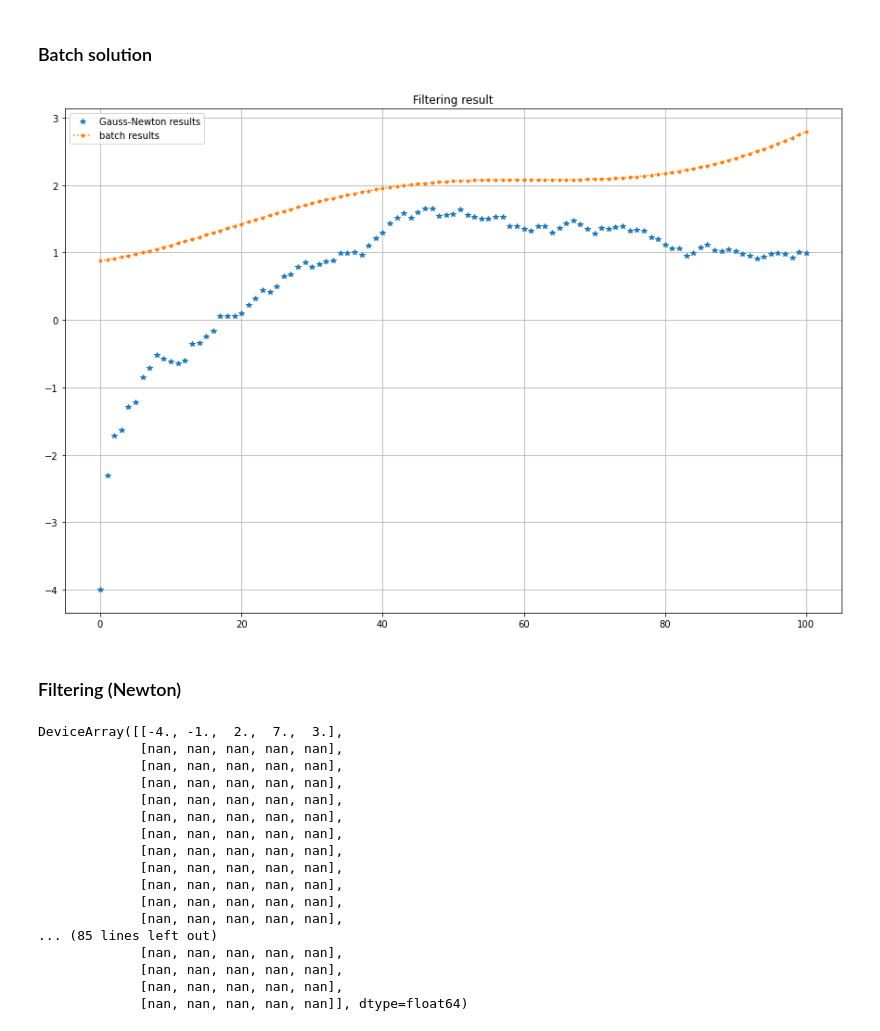
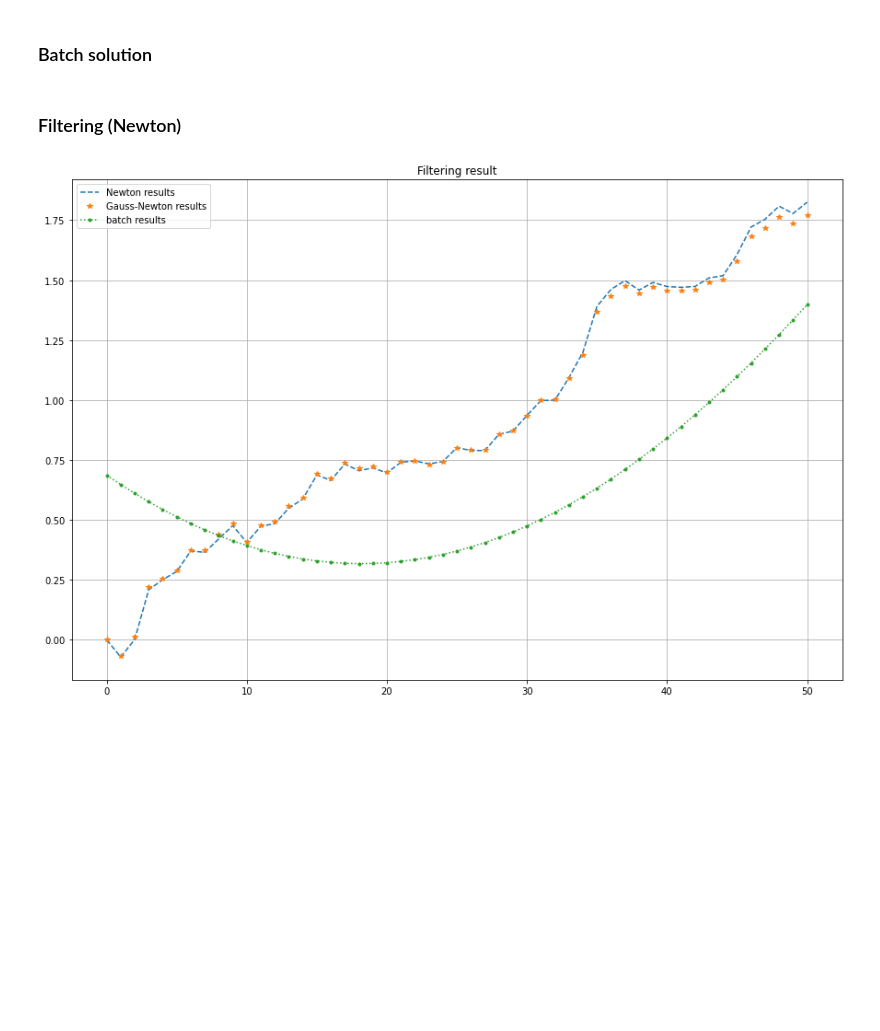
Before and after one commit to hanyas/second-order-smoothers, a Jupyter notebook: notebooks/NewtonFiltering_example2.ipynb, the cells around one changed output. Cells and saved outputs as stored; diff of their text form; code cells hidden in the pictures; blank space fills up the shorter version.

```diff
--- a/notebooks/NewtonFiltering_example2.ipynb
+++ b/notebooks/NewtonFiltering_example2.ipynb
@@ -21,28 +20,20 @@ s2 = jnp.array([1., 1.])  # Second sensor location
 r = 0.5  # Observation noise (stddev)
 x0 = jnp.array([0.1, 0.2, 1, 0])  # initial true location
 dt = 0.01  # discretization time step
-qc = 0.01  # discretization noise
+qc = 0.1  # discretization noise
 qw = 0.1  # discretization noise
 
-T = 100
+T = 50
 _, true_states, ys = get_data(x0, dt, r, T, s1, s2)
 Q, R, observation_function, transition_function = make_parameters(qc, qw, r, dt, s1, s2)
 
 chol_Q = jnp.linalg.cholesky(Q)
 chol_R = jnp.linalg.cholesky(R)
 
-m0 = jnp.array([-4., -1., 2., 7., 3.])
-chol_P0 = jnp.eye(5)
-P0 = jnp.eye(5)
+m0 = jnp.array([0., 0., 2., 7., 3.])
+P0 = jnp.diag(jnp.array([0.5**2, 0.5**2, 0.5**2, 0.5**2, 1.]))
 
 init = MVNStandard(m0, P0)
-
-# positions = inverse_bearings(ys, s1, s2)
-# states = jnp.concatenate([jnp.concatenate([jnp.zeros((1,2)), positions], axis = 0),
-#                           jnp.zeros((T+1,3))], axis = 1)
-#
-# initial_states =  MVNStandard(states,jnp.repeat(jnp.eye(5).reshape(1, 5, 5), T + 1, axis=0))
-
 
 initial_states =  MVNStandard(jnp.repeat(jnp.array([[0., 0., 2., 7., 3.]]),T + 1, axis=0),
                                                      jnp.repeat(jnp.eye(5).reshape(1, 5, 5), T + 1, axis=0))
@@ -84,37 +75,17 @@ grad = jax.grad(lost_function, argnums=0)(initial_states.mean)
 Hess = jacfwd(jacrev(lost_function))(initial_states.mean)
 
 x_batch = initial_states.mean - jax.numpy.linalg.tensorsolve(Hess, grad)
-# %%
-plt.figure(figsize=(15,10))
-# plt.plot(filtered_states_newton.mean, "--", label="Newton results" )
-plt.plot(filtered_states.mean[:,0], "*", label = "Gauss-Newton results")
-plt.plot(x_batch[:,0], ".:", label = "batch results")
-plt.title("Filtering result")
-plt.grid()
-plt.legend();
-# %% [output]
-[figure, removed]
 # %% [markdown]
 ### Filtering (Newton)
 # %%
 filtered_states_newton = newton_filtering(ys, init, transition_model, observation_model, extended_hessian, initial_states)
-# %%
-filtered_states_newton.mean
-# %% [output]
-DeviceArray([[-4., -1.,  2.,  7.,  3.],
-             [nan, nan, nan, nan, nan],
-             [nan, nan, nan, nan, nan],
-             [nan, nan, nan, nan, nan],
-             [nan, nan, nan, nan, nan],
-             [nan, nan, nan, nan, nan],
-             [nan, nan, nan, nan, nan],
-             [nan, nan, nan, nan, nan],
-             [nan, nan, nan, nan, nan],
-             [nan, nan, nan, nan, nan],
-             [nan, nan, nan, nan, nan],
-             [nan, nan, nan, nan, nan],
-... (85 lines left out)
-             [nan, nan, nan, nan, nan],
-             [nan, nan, nan, nan, nan],
-             [nan, nan, nan, nan, nan],
-             [nan, nan, nan, nan, nan]], dtype=float64)
+# %%
+plt.figure(figsize=(15,10))
+plt.plot(filtered_states_newton.mean[:,0], "--", label="Newton results" )
+plt.plot(filtered_states.mean[:,0], "*", label = "Gauss-Newton results")
+plt.plot(x_batch[:,0], ".:", label = "batch results")
+plt.title("Filtering result")
+plt.grid()
+plt.legend();
+# %% [output]
+[figure, added]
```
Also changed, not shown: parts of 1 cell of this notebook, 1 other file.
